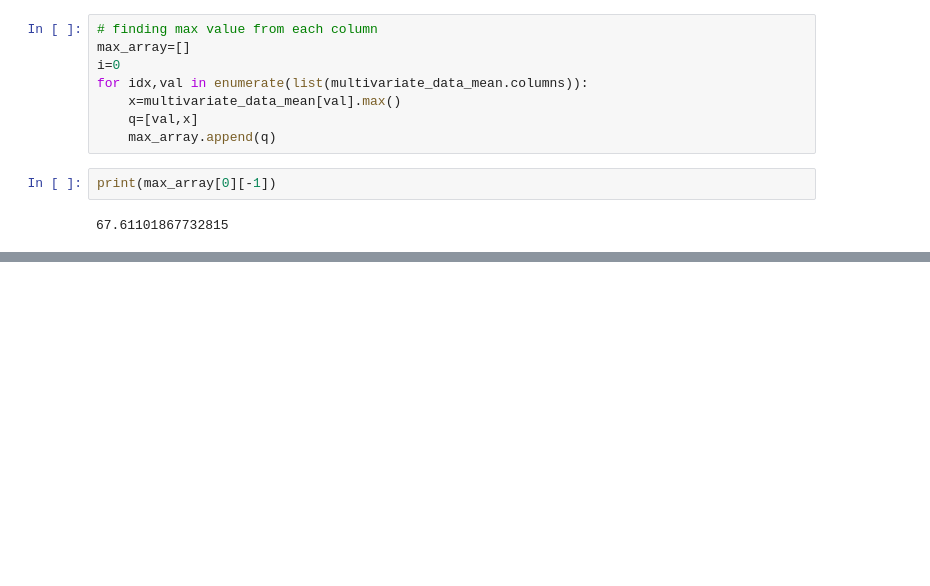
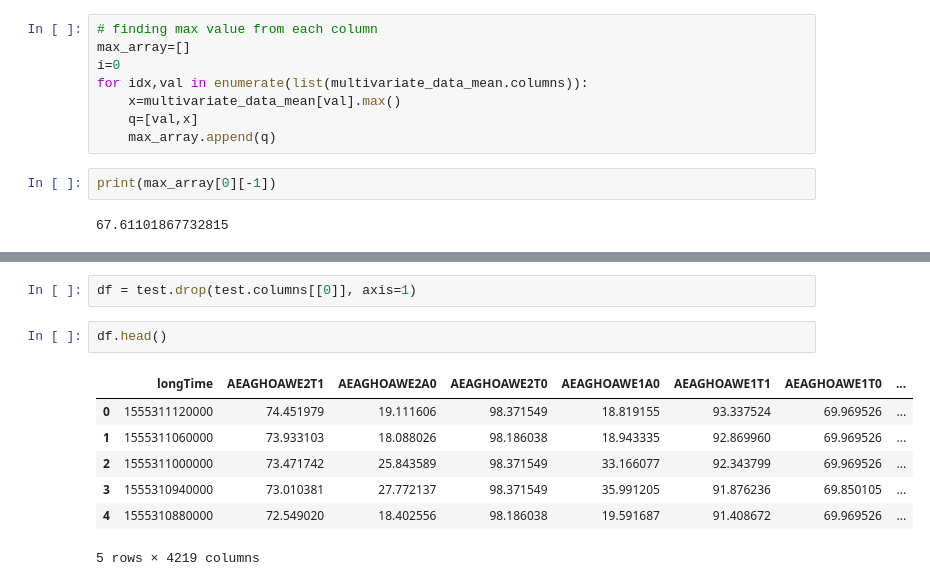
Before and after one commit to atifkarim/Time-Series-Forecasting-Using-Machine-Learning-Algorithm, a Jupyter notebook: conv_LSTM.ipynb, the cells around one changed output, grey strips where cells are left out. Saved outputs shown, nothing was run; the diff lists cells and outputs as text; blank space fills up the shorter version.

```diff
--- a/conv_LSTM.ipynb
+++ b/conv_LSTM.ipynb
@@ -359,0 +382,12 @@ print(max_array[0][-1])
+# %%
+df = test.drop(test.columns[[0]], axis=1)
+# %%
+df.head()
+# %% [output]
+|  | longTime | AEAGHOAWE2T1 | AEAGHOAWE2A0 | AEAGHOAWE2T0 | AEAGHOAWE1A0 | AEAGHOAWE1T1 | AEAGHOAWE1T0 | ... |
+| 0 | 1555311120000 | 74.451979 | 19.111606 | 98.371549 | 18.819155 | 93.337524 | 69.969526 | ... |
+| 1 | 1555311060000 | 73.933103 | 18.088026 | 98.186038 | 18.943335 | 92.869960 | 69.969526 | ... |
+| 2 | 1555311000000 | 73.471742 | 25.843589 | 98.371549 | 33.166077 | 92.343799 | 69.969526 | ... |
+| 3 | 1555310940000 | 73.010381 | 27.772137 | 98.371549 | 35.991205 | 91.876236 | 69.850105 | ... |
+| 4 | 1555310880000 | 72.549020 | 18.402556 | 98.186038 | 19.591687 | 91.408672 | 69.969526 | ... |
+5 rows × 4219 columns
```
Also changed, not shown: parts of 5 cells of this notebook.
